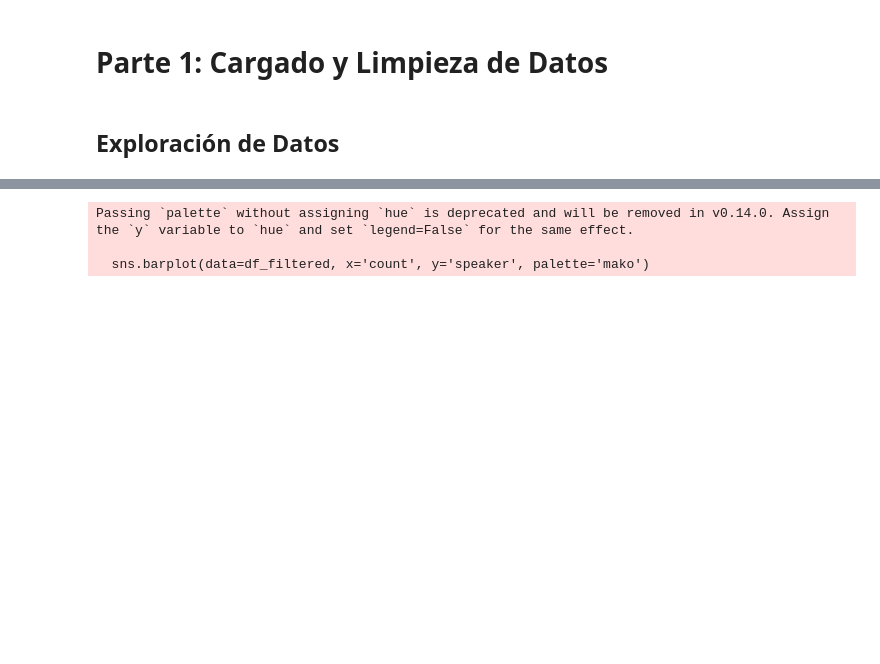
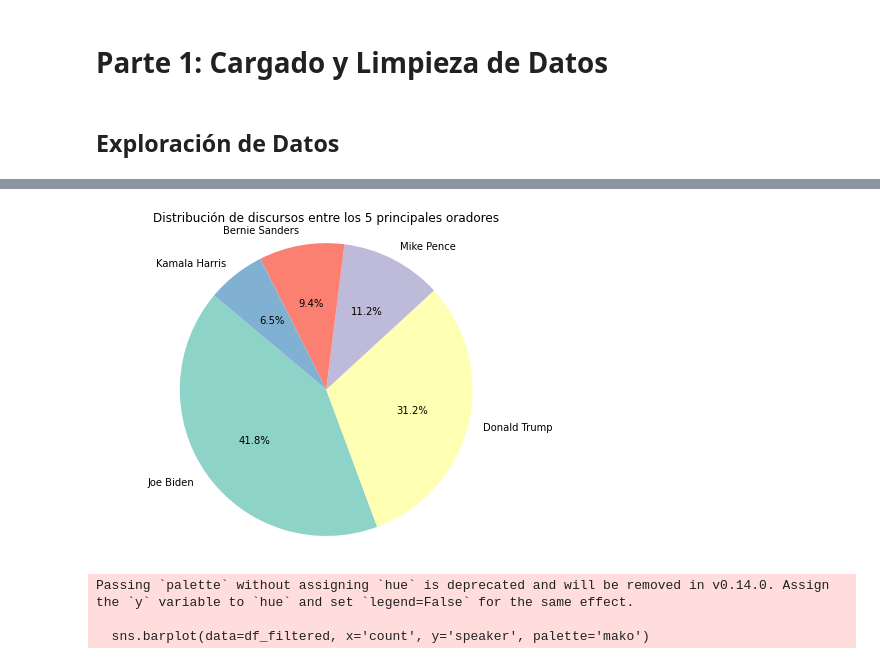
Before and after one commit to Jonathanrr98/intro-cd-tarea1, a Jupyter notebook: us2020_propuesta_estudiantes.ipynb, the cells around one changed output, grey strips where cells are left out. Saved outputs shown, nothing was run; the diff lists cells and outputs as text; code cells hidden in the pictures; blank space fills up the shorter version.

```diff
--- a/us2020_propuesta_estudiantes.ipynb
+++ b/us2020_propuesta_estudiantes.ipynb
@@ -192,3 +235,26 @@ Passing `palette` without assigning `hue` is deprecated and will be removed in v
+# %%
+# Obtener top 5 oradores y sus valores
+top_5_speakers = speech_counts.head(5)
+labels = top_5_speakers.index
+values = top_5_speakers.values
+
+
+
+# Gráfico de pastel
+plt.figure(figsize=(8, 6))
+colors = plt.cm.Set3.colors  # Paleta de colores suave
+plt.pie(
+    top_5_speakers,
+    labels=top_5_speakers.index,
+    autopct='%1.1f%%',
+    startangle=140,
+    colors=colors
+)
+plt.title('Distribución de discursos entre los 5 principales oradores')
+plt.axis('equal')  # Mantiene el gráfico circular
+plt.show()
+# %% [output]
+[figure, added]
 # %%
 # Filtrar los que tienen al menos 5 discursos
 filtered_counts = speech_counts[speech_counts >= 2]
```
Also changed, not shown: parts of 3 cells of this notebook.
